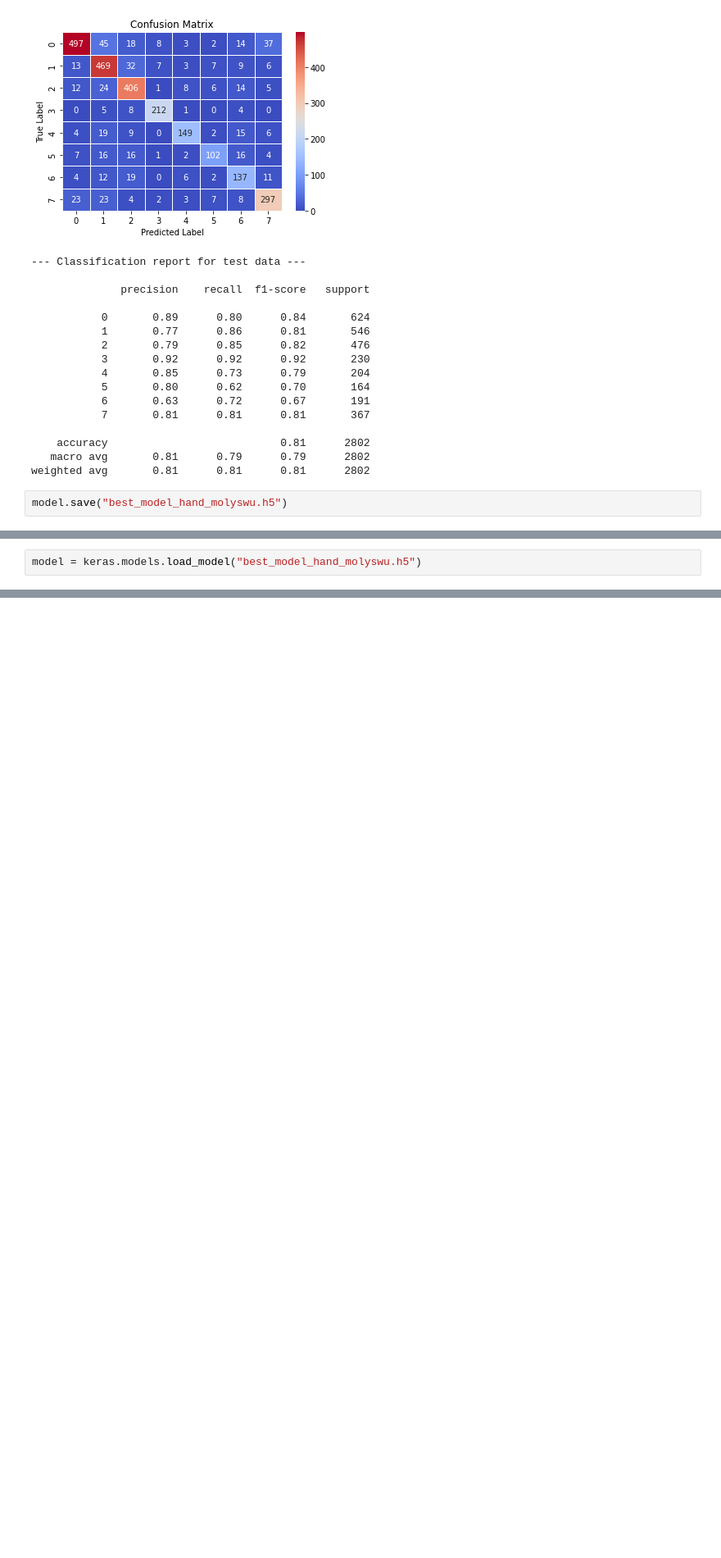
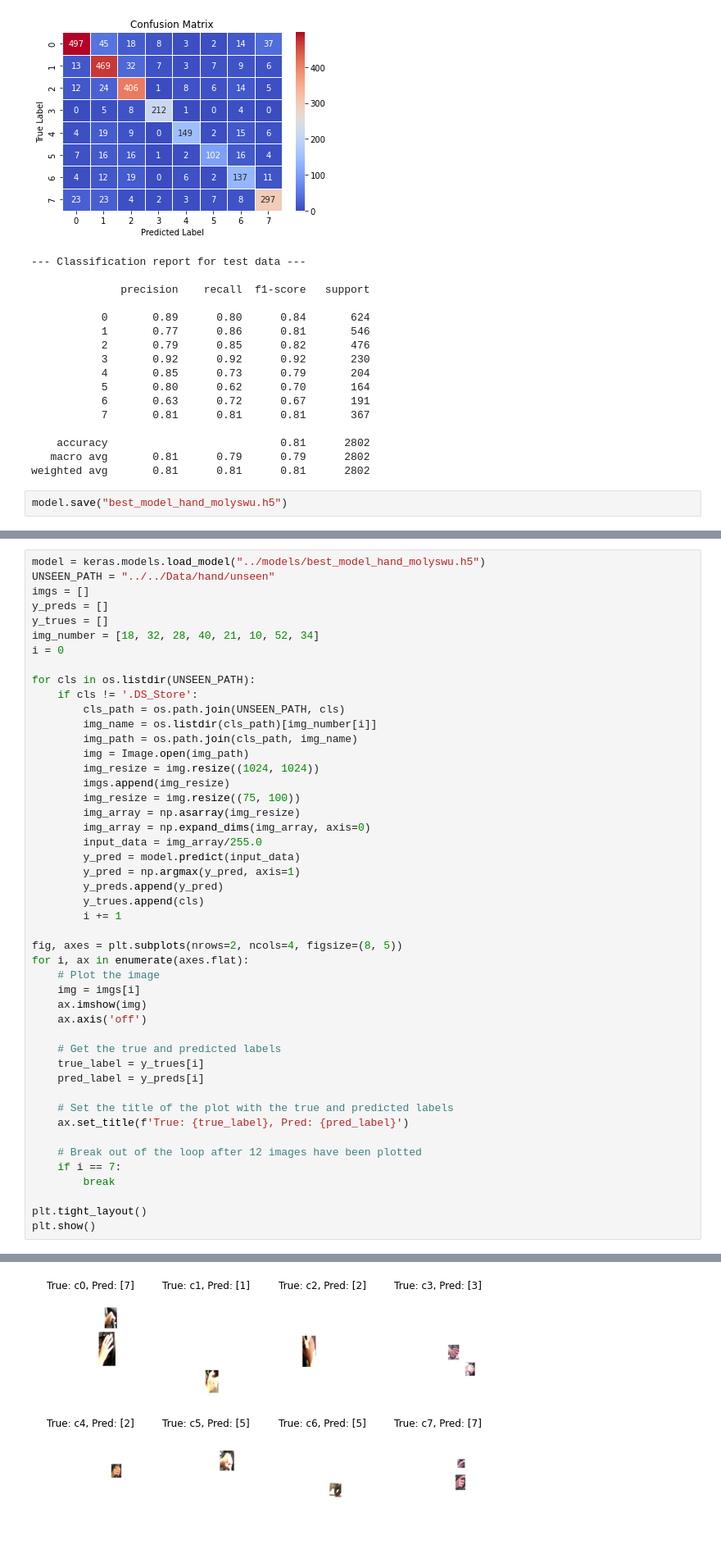
Before and after one commit to wamikamalik/CS3244-Group-8-Project-2, a Jupyter notebook: Final/notebooks/hand segmentation_molyswu.ipynb, the cells around one changed output, grey strips where cells are left out. Shown at 82% size. Drawn from its saved outputs; the diff is of its cells as text; blank space fills up the shorter version.

Commit message:
update unseen preds for hand and face

```diff
--- a/Final/notebooks/hand segmentation_molyswu.ipynb
+++ b/Final/notebooks/hand segmentation_molyswu.ipynb
@@ -234,2 +221,0 @@ Found 526 images belonging to 8 classes.
-# %%
-model = keras.models.load_model("best_model_hand_molyswu.h5")
@@ -305,0 +226,48 @@ weighted avg       0.51      0.56      0.53       526
+# %%
+model = keras.models.load_model("../models/best_model_hand_molyswu.h5")
+UNSEEN_PATH = "../../Data/hand/unseen"
+imgs = []
+y_preds = []
+y_trues = []
+img_number = [18, 32, 28, 40, 21, 10, 52, 34]
+i = 0
+
+for cls in os.listdir(UNSEEN_PATH):
+    if cls != '.DS_Store':
+        cls_path = os.path.join(UNSEEN_PATH, cls)
+        img_name = os.listdir(cls_path)[img_number[i]]
+        img_path = os.path.join(cls_path, img_name)
+        img = Image.open(img_path)
+        img_resize = img.resize((1024, 1024))
+        imgs.append(img_resize)
+        img_resize = img.resize((75, 100))
+        img_array = np.asarray(img_resize)
+        img_array = np.expand_dims(img_array, axis=0)
+        input_data = img_array/255.0
+        y_pred = model.predict(input_data)
+        y_pred = np.argmax(y_pred, axis=1)
+        y_preds.append(y_pred)
+        y_trues.append(cls)
+        i += 1
+
+fig, axes = plt.subplots(nrows=2, ncols=4, figsize=(8, 5))
+for i, ax in enumerate(axes.flat):
+    # Plot the image
+    img = imgs[i]
+    ax.imshow(img)
+    ax.axis('off')
+
+    # Get the true and predicted labels
+    true_label = y_trues[i]
+    pred_label = y_preds[i]
+
+    # Set the title of the plot with the true and predicted labels
+    ax.set_title(f'True: {true_label}, Pred: {pred_label}')
+
+    # Break out of the loop after 12 images have been plotted
+    if i == 7:
+        break
+
+plt.tight_layout()
+plt.show()
+# %% [output]
@@ -305,0 +282 @@ weighted avg       0.51      0.56      0.53       526
+[figure, added]
```
Also changed, not shown: parts of 8 cells of this notebook.
